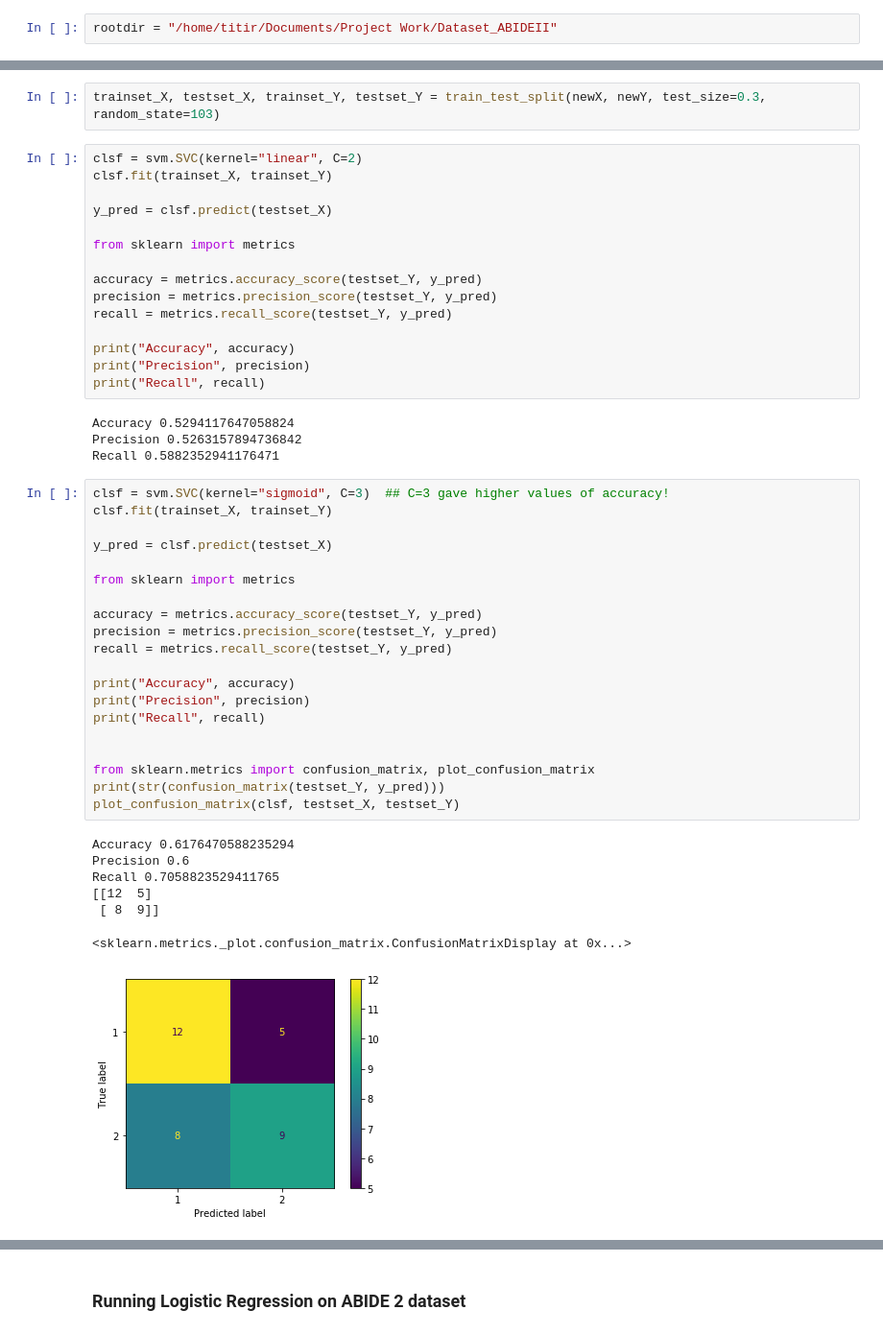
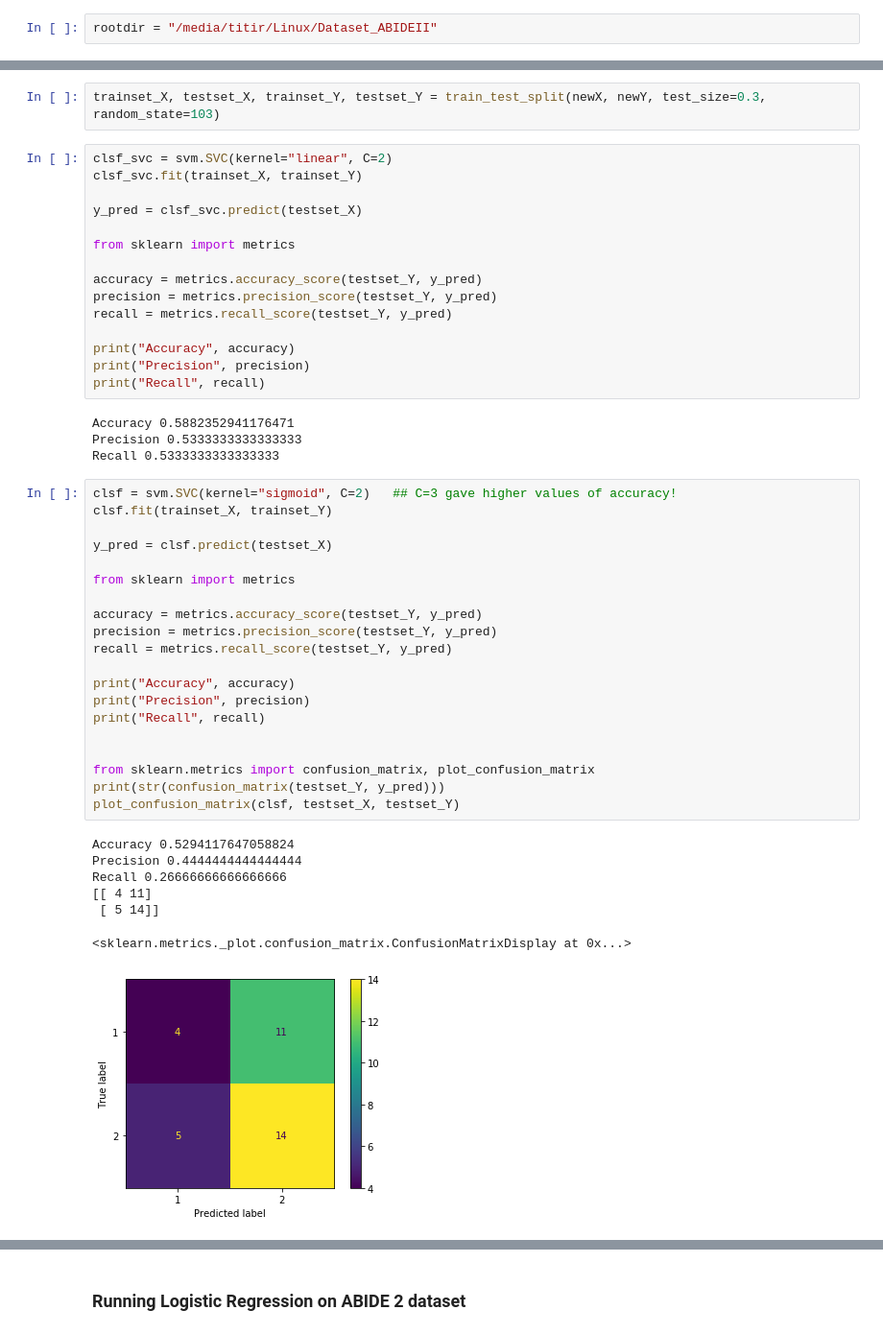
Before and after one commit to Soumalya1857/FMRI, a Jupyter notebook: Extract_data_to_dataframe.ipynb, the cells around one changed output, grey strips where cells are left out. Shown at 96% size. Cells and saved outputs as stored; diff of their text form.

```diff
--- a/Extract_data_to_dataframe.ipynb
+++ b/Extract_data_to_dataframe.ipynb
@@ -7,7 +7,7 @@ from nilearn import image, plotting
 # %%
 #rootdir = "/home/sks/Documents/FMRI_Titir_Soumalya/25_Nov/ABIDE2_DATA"
 # %%
-rootdir = "/home/titir/Documents/Project Work/Dataset_ABIDEII"
+rootdir = "/media/titir/Linux/Dataset_ABIDEII"
 # %%
 X_features = []
 # %%
@@ -319,10 +327,10 @@ Running PCA...
 # %%
 trainset_X, testset_X, trainset_Y, testset_Y = train_test_split(newX, newY, test_size=0.3, random_state=103)
 # %%
-clsf = svm.SVC(kernel="linear", C=2)
-clsf.fit(trainset_X, trainset_Y)
+clsf_svc = svm.SVC(kernel="linear", C=2)
+clsf_svc.fit(trainset_X, trainset_Y)
 
-y_pred = clsf.predict(testset_X)
+y_pred = clsf_svc.predict(testset_X)
 
 from sklearn import metrics
 
@@ -334,34 +342,34 @@ print("Accuracy", accuracy)
 print("Precision", precision)
 print("Recall", recall)
 # %% [output]
-Accuracy 0.5294117647058824
-Precision 0.5263157894736842
-Recall 0.5882352941176471
+Accuracy 0.5882352941176471
+Precision 0.5333333333333333
+Recall 0.5333333333333333
 # %%
-clsf = svm.SVC(kernel="sigmoid", C=3)  ## C=3 gave higher values of accuracy!
+clsf = svm.SVC(kernel="sigmoid", C=2)   ## C=3 gave higher values of accuracy!
 clsf.fit(trainset_X, trainset_Y)
 
 y_pred = clsf.predict(testset_X)
 
 from sklearn import metrics
 
 accuracy = metrics.accuracy_score(testset_Y, y_pred)
 precision = metrics.precision_score(testset_Y, y_pred)
 recall = metrics.recall_score(testset_Y, y_pred)
 
 print("Accuracy", accuracy)
 print("Precision", precision)
 print("Recall", recall)
 
 
 from sklearn.metrics import confusion_matrix, plot_confusion_matrix
 print(str(confusion_matrix(testset_Y, y_pred)))
 plot_confusion_matrix(clsf, testset_X, testset_Y)
 # %% [output]
-Accuracy 0.6176470588235294
-Precision 0.6
-Recall 0.7058823529411765
-[[12  5]
- [ 8  9]]
+Accuracy 0.5294117647058824
+Precision 0.4444444444444444
+Recall 0.26666666666666666
+[[ 4 11]
+ [ 5 14]]
 <sklearn.metrics._plot.confusion_matrix.ConfusionMatrixDisplay at 0x...>
-[figure, old version]
+[figure, new version]
```
Also changed, not shown: parts of 41 cells of this notebook.
